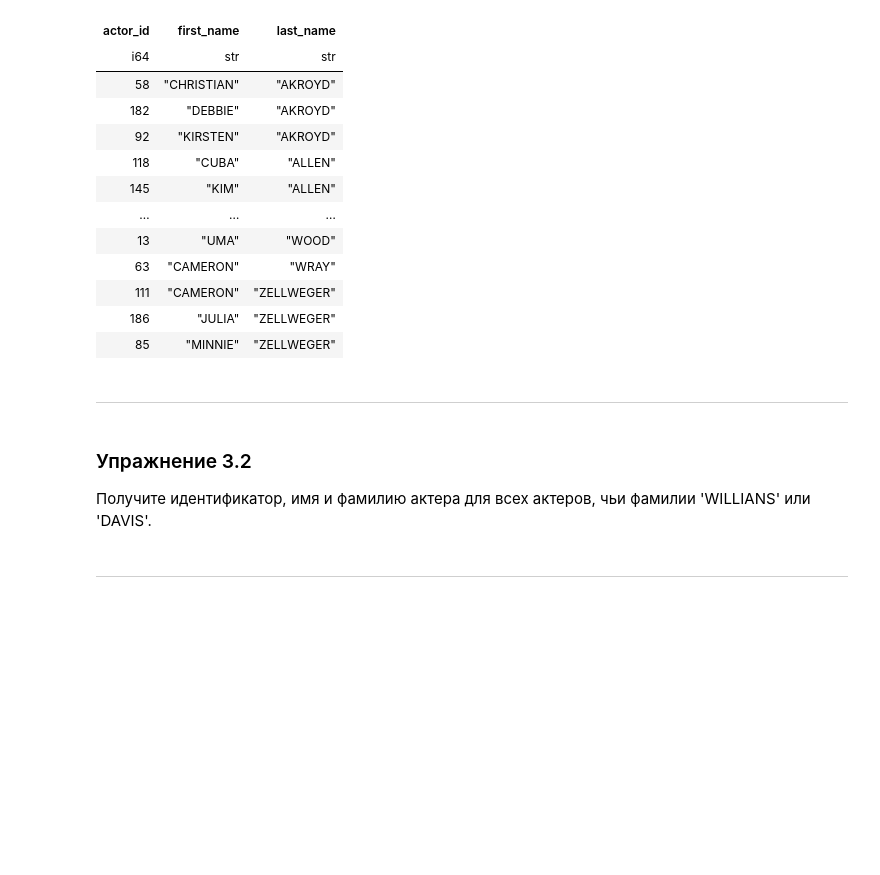
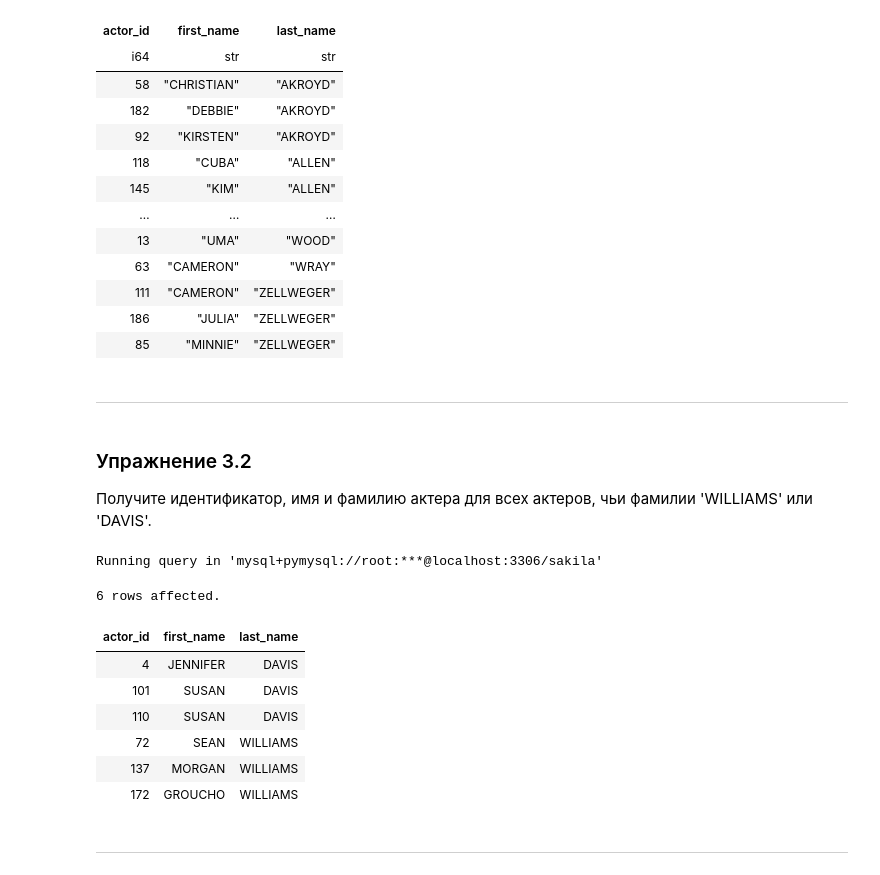
Before and after one commit to magus1968/learning-sql, a Jupyter notebook: docs/ch03.ipynb, the cells around one changed output. Drawn from its saved outputs; the diff is of its cells as text; code cells hidden in the pictures; blank space fills up the shorter version.

```diff
--- a/docs/ch03.ipynb
+++ b/docs/ch03.ipynb
@@ -797,7 +801,22 @@ shape: (200, 3)
 ---
 # %% [markdown]
 ### Упражнение 3.2
-Получите идентификатор, имя и фамилию актера для всех актеров, чьи фамилии 'WILLIANS' или 'DAVIS'.
+Получите идентификатор, имя и фамилию актера для всех актеров, чьи фамилии 'WILLIAMS' или 'DAVIS'.
+# %%
+%%sql
+SELECT actor_id, first_name, last_name
+FROM actor
+WHERE last_name IN ('WILLIAMS', 'DAVIS');
+# %% [output]
+Running query in 'mysql+pymysql://root:***@localhost:3306/sakila'
+6 rows affected.
+| actor_id | first_name | last_name |
+| 4 | JENNIFER | DAVIS |
+| 101 | SUSAN | DAVIS |
+| 110 | SUSAN | DAVIS |
+| 72 | SEAN | WILLIAMS |
+| 137 | MORGAN | WILLIAMS |
+| 172 | GROUCHO | WILLIAMS |
 # %% [markdown]
 ---
 # %% [markdown]
```
Also changed, not shown: parts of 20 cells of this notebook, 5 other files.
